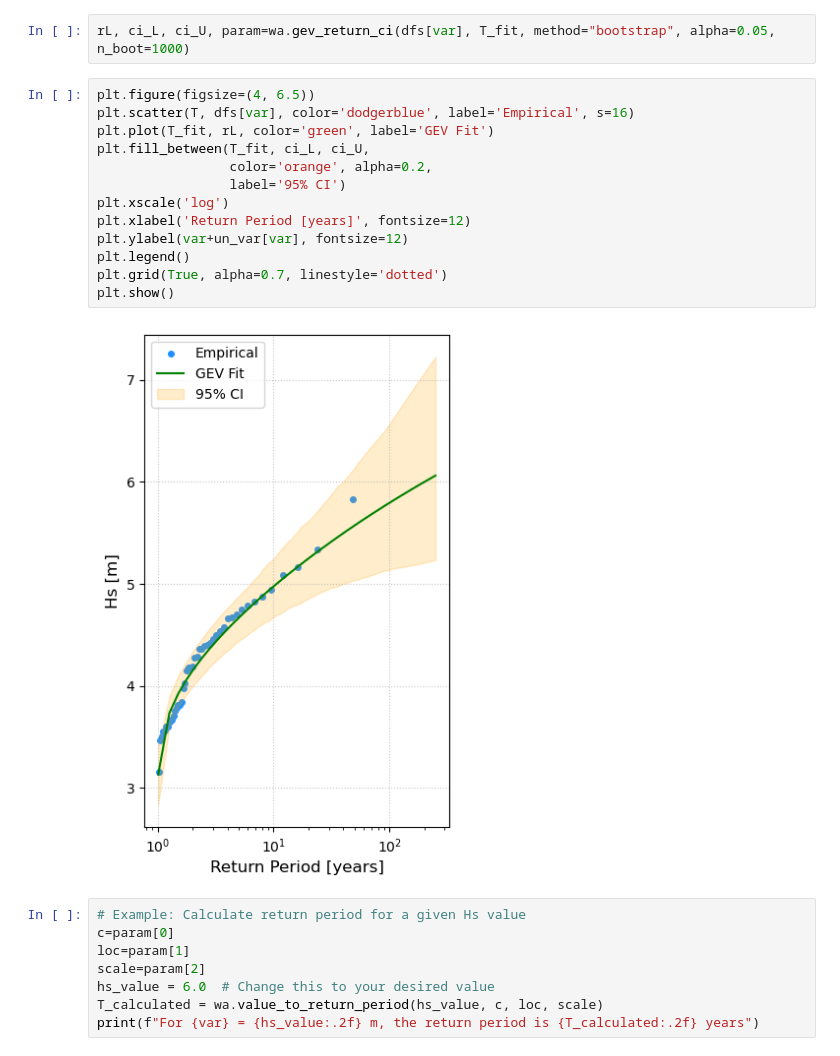
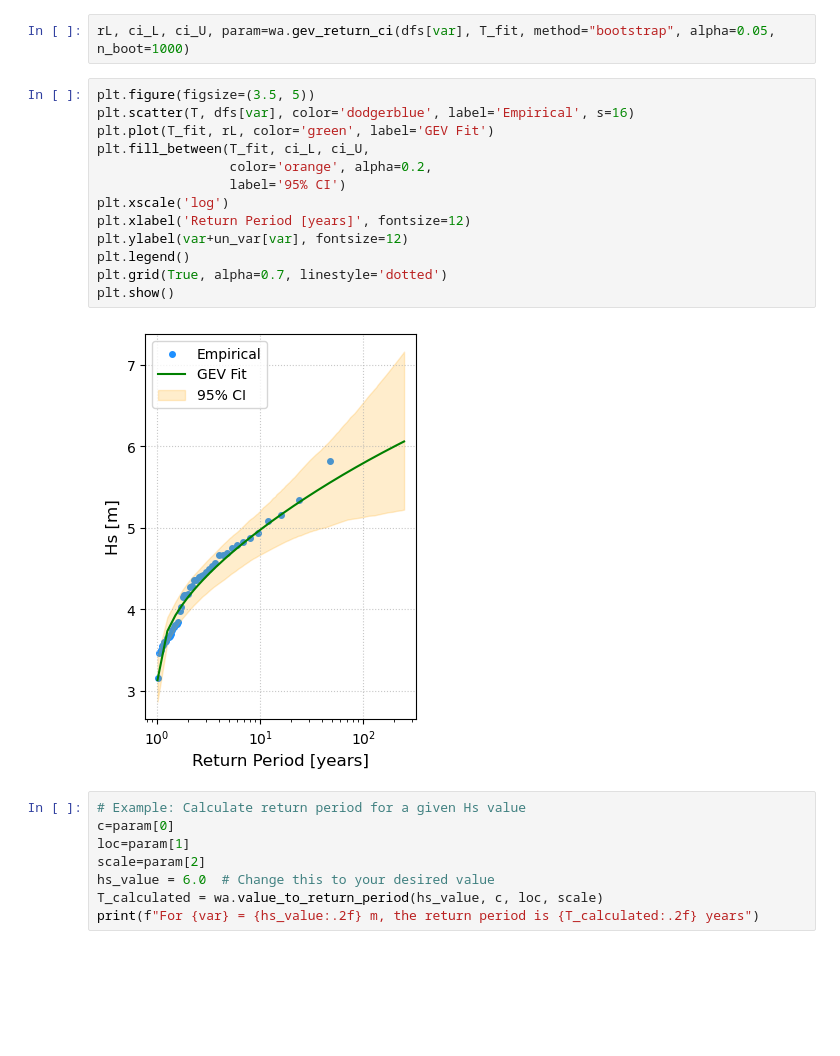
Before and after one commit to giospud/meteocean-tools, a Jupyter notebook: EVA/eva.ipynb, the cells around one changed output. Cells and saved outputs as stored; diff of their text form; blank space fills up the shorter version.

```diff
--- a/EVA/eva.ipynb
+++ b/EVA/eva.ipynb
@@ -125,20 +106,20 @@ plt.show()
 # %%
 rL, ci_L, ci_U, param=wa.gev_return_ci(dfs[var], T_fit, method="bootstrap", alpha=0.05, n_boot=1000)
 # %%
-plt.figure(figsize=(4, 6.5))
+plt.figure(figsize=(3.5, 5))
 plt.scatter(T, dfs[var], color='dodgerblue', label='Empirical', s=16)
 plt.plot(T_fit, rL, color='green', label='GEV Fit')
 plt.fill_between(T_fit, ci_L, ci_U,
                  color='orange', alpha=0.2,
                  label='95% CI')
 plt.xscale('log')
 plt.xlabel('Return Period [years]', fontsize=12)
 plt.ylabel(var+un_var[var], fontsize=12)
 plt.legend()
 plt.grid(True, alpha=0.7, linestyle='dotted')
 plt.show()
 # %% [output]
-[figure, old version]
+[figure, new version]
 # %%
 # Example: Calculate return period for a given Hs value
 c=param[0]
```
Also changed, not shown: parts of 17 cells of this notebook, 1 other file.
